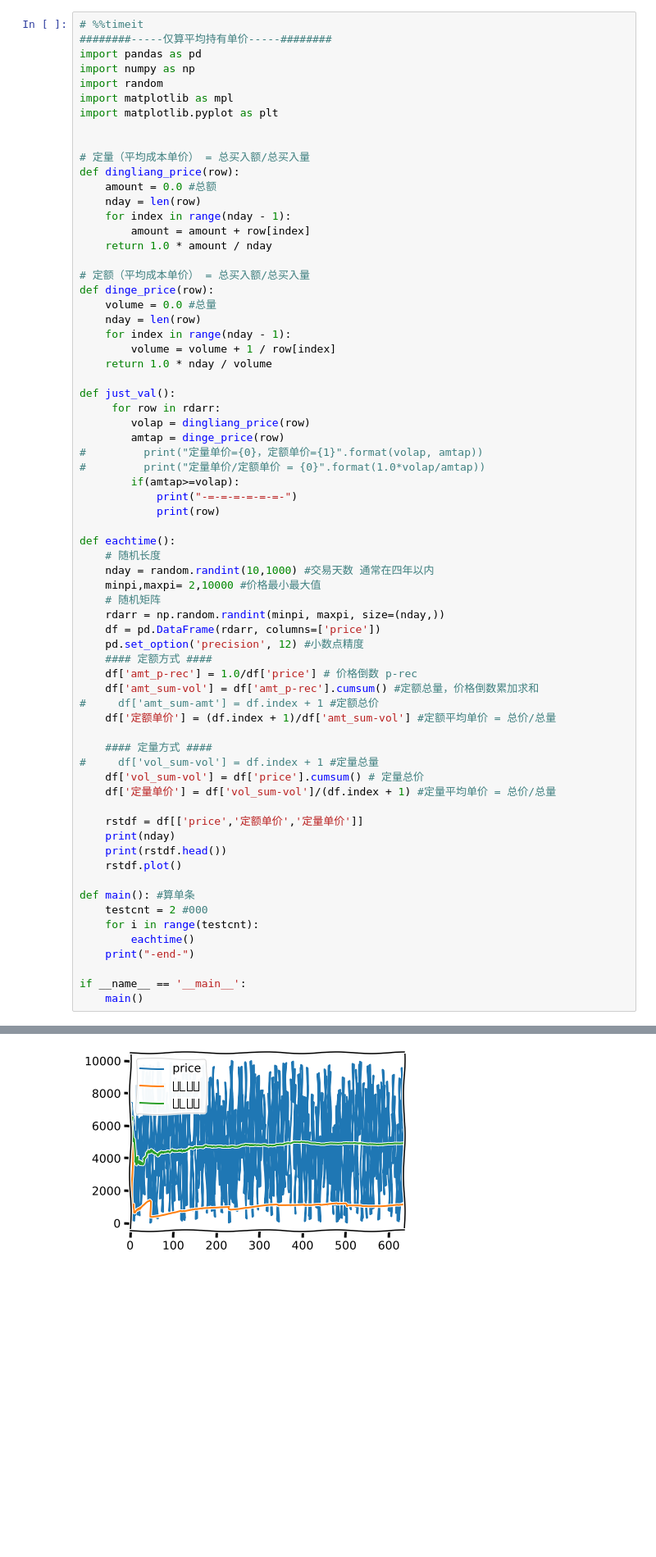
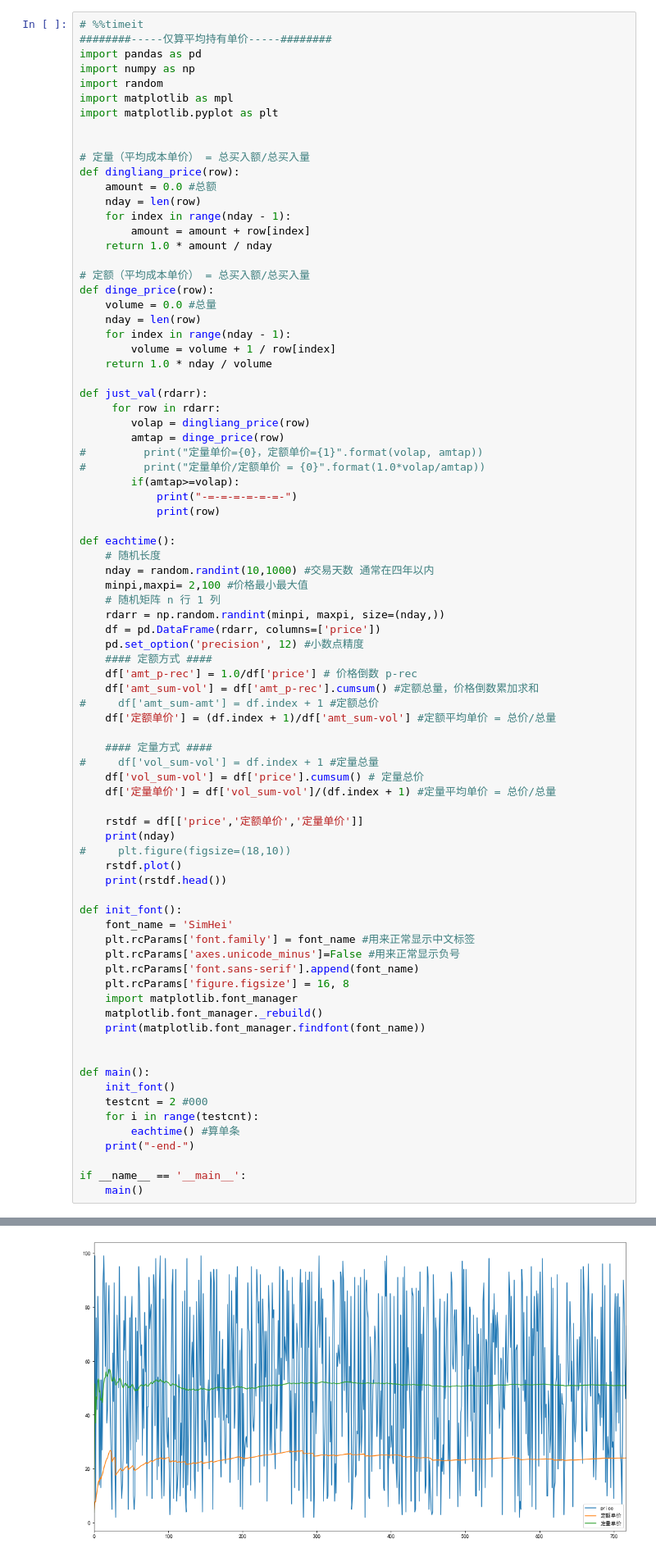
Before and after one commit to hexj/starsea, a Jupyter notebook: env-ide/data/monte-carlo.ipynb, the cells around one changed output, grey strips where cells are left out. Shown at 82% size. Saved outputs shown, nothing was run; the diff lists cells and outputs as text; blank space fills up the shorter version.

Commit message:
fixed font display issue

```diff
--- a/env-ide/data/monte-carlo.ipynb
+++ b/env-ide/data/monte-carlo.ipynb
@@ -24,7 +24,7 @@ def dinge_price(row):
         volume = volume + 1 / row[index]
     return 1.0 * nday / volume
 
-def just_val():
+def just_val(rdarr):
      for row in rdarr:
         volap = dingliang_price(row)
         amtap = dinge_price(row)
@@ -37,8 +37,8 @@ def just_val():
 def eachtime():
     # 随机长度
     nday = random.randint(10,1000) #交易天数 通常在四年以内
-    minpi,maxpi= 2,10000 #价格最小最大值
-    # 随机矩阵
+    minpi,maxpi= 2,100 #价格最小最大值
+    # 随机矩阵 n 行 1 列
     rdarr = np.random.randint(minpi, maxpi, size=(nday,))
     df = pd.DataFrame(rdarr, columns=['price'])
     pd.set_option('precision', 12) #小数点精度
@@ -55,13 +55,26 @@ def eachtime():
 
     rstdf = df[['price','定额单价','定量单价']]
     print(nday)
+#     plt.figure(figsize=(18,10))
+    rstdf.plot()
     print(rstdf.head())
-    rstdf.plot()
 
-def main(): #算单条
+def init_font():
+    font_name = 'SimHei'
+    plt.rcParams['font.family'] = font_name #用来正常显示中文标签
+    plt.rcParams['axes.unicode_minus']=False #用来正常显示负号
+    plt.rcParams['font.sans-serif'].append(font_name)
+    plt.rcParams['figure.figsize'] = 16, 8
+    import matplotlib.font_manager
+    matplotlib.font_manager._rebuild()
+    print(matplotlib.font_manager.findfont(font_name))
+
+
+def main():
+    init_font()
     testcnt = 2 #000
     for i in range(testcnt):
-        eachtime()
+        eachtime() #算单条
     print("-end-")
 
 if __name__ == '__main__':
@@ -84,2 +98,2 @@ if __name__ == '__main__':
 -end-
-[figure, old version]
+[figure, new version]
```
Also changed, not shown: parts of 2 cells of this notebook.
